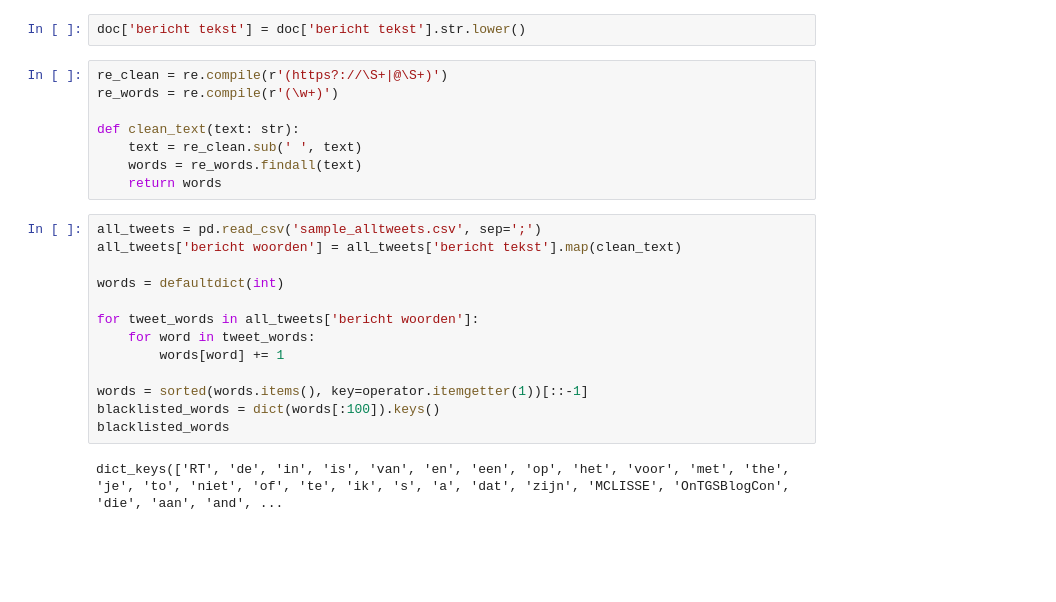
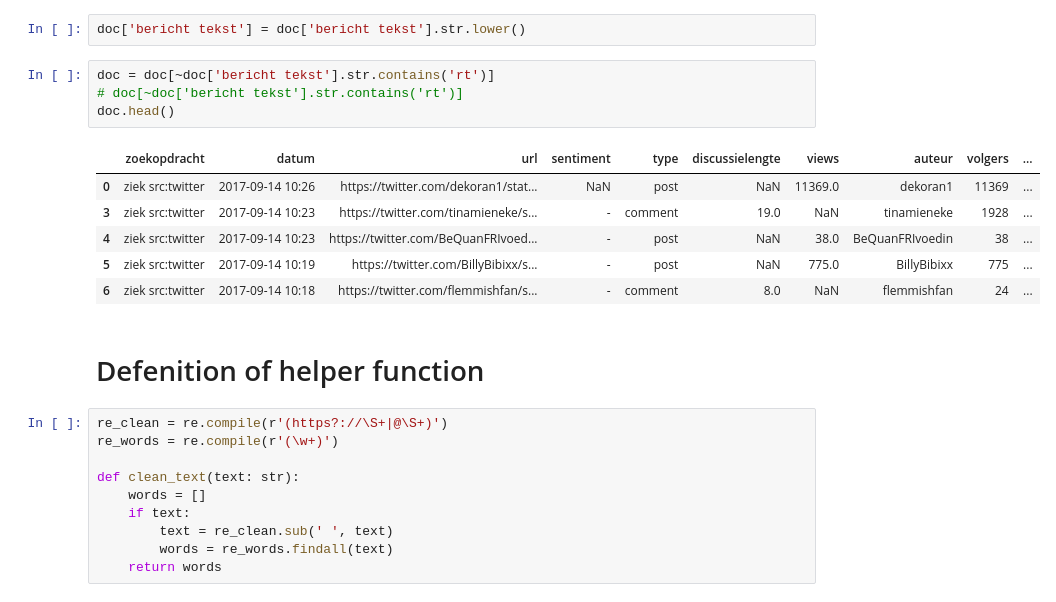
Before and after one commit to ADS71-C/Burry, a Jupyter notebook: DataTest.ipynb, the cells around one changed output. Cells and saved outputs as stored; diff of their text form; blank space fills up the shorter version.

Commit message:
Implemented common word filtering, improved word counting, actually properly remove retweets, added documentation

```diff
--- a/DataTest.ipynb
+++ b/DataTest.ipynb
@@ -42,25 +26,25 @@ Lower all text so for consistency
 # %%
 doc['bericht tekst'] = doc['bericht tekst'].str.lower()
+# %%
+doc = doc[~doc['bericht tekst'].str.contains('rt')]
+# doc[~doc['bericht tekst'].str.contains('rt')]
+doc.head()
+# %% [output]
+|  | zoekopdracht | datum | url | sentiment | type | discussielengte | views | auteur | volgers | ... |
+| 0 | ziek src:twitter | 2017-09-14 10:26 | https://twitter.com/dekoran1/stat... | NaN | post | NaN | 11369.0 | dekoran1 | 11369 | ... |
+| 3 | ziek src:twitter | 2017-09-14 10:23 | https://twitter.com/tinamieneke/s... | - | comment | 19.0 | NaN | tinamieneke | 1928 | ... |
+| 4 | ziek src:twitter | 2017-09-14 10:23 | https://twitter.com/BeQuanFRIvoed... | - | post | NaN | 38.0 | BeQuanFRIvoedin | 38 | ... |
+| 5 | ziek src:twitter | 2017-09-14 10:19 | https://twitter.com/BillyBibixx/s... | - | post | NaN | 775.0 | BillyBibixx | 775 | ... |
+| 6 | ziek src:twitter | 2017-09-14 10:18 | https://twitter.com/flemmishfan/s... | - | comment | 8.0 | NaN | flemmishfan | 24 | ... |
+# %% [markdown]
+# Defenition of helper function
 # %%
 re_clean = re.compile(r'(https?://\S+|@\S+)')
 re_words = re.compile(r'(\w+)')
 
 def clean_text(text: str):
-    text = re_clean.sub(' ', text)
-    words = re_words.findall(text)
+    words = []
+    if text:
+        text = re_clean.sub(' ', text)
+        words = re_words.findall(text)
     return words
-# %%
-all_tweets = pd.read_csv('sample_alltweets.csv', sep=';')
-all_tweets['bericht woorden'] = all_tweets['bericht tekst'].map(clean_text)
-
-words = defaultdict(int)
-
-for tweet_words in all_tweets['bericht woorden']:
-    for word in tweet_words:
-        words[word] += 1
-
-words = sorted(words.items(), key=operator.itemgetter(1))[::-1]
-blacklisted_words = dict(words[:100]).keys()
-blacklisted_words
-# %% [output]
-dict_keys(['RT', 'de', 'in', 'is', 'van', 'en', 'een', 'op', 'het', 'voor', 'met', 'the', 'je', 'to', 'niet', 'of', 'te', 'ik', 's', 'a', 'dat', 'zijn', 'MCLISSE', 'OnTGSBlogCon', 'die', 'aan', 'and', ...
```
Also changed, not shown: parts of 16 cells of this notebook.
